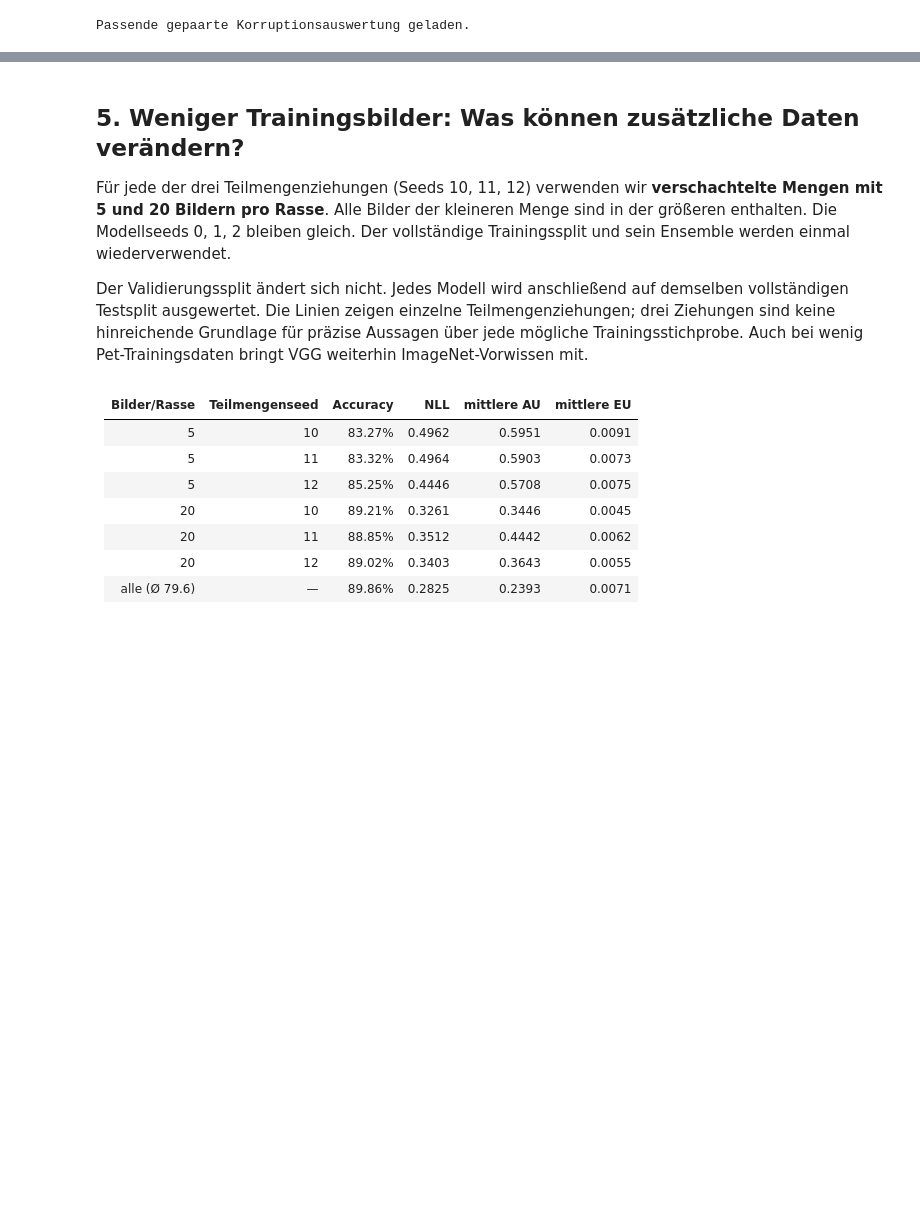
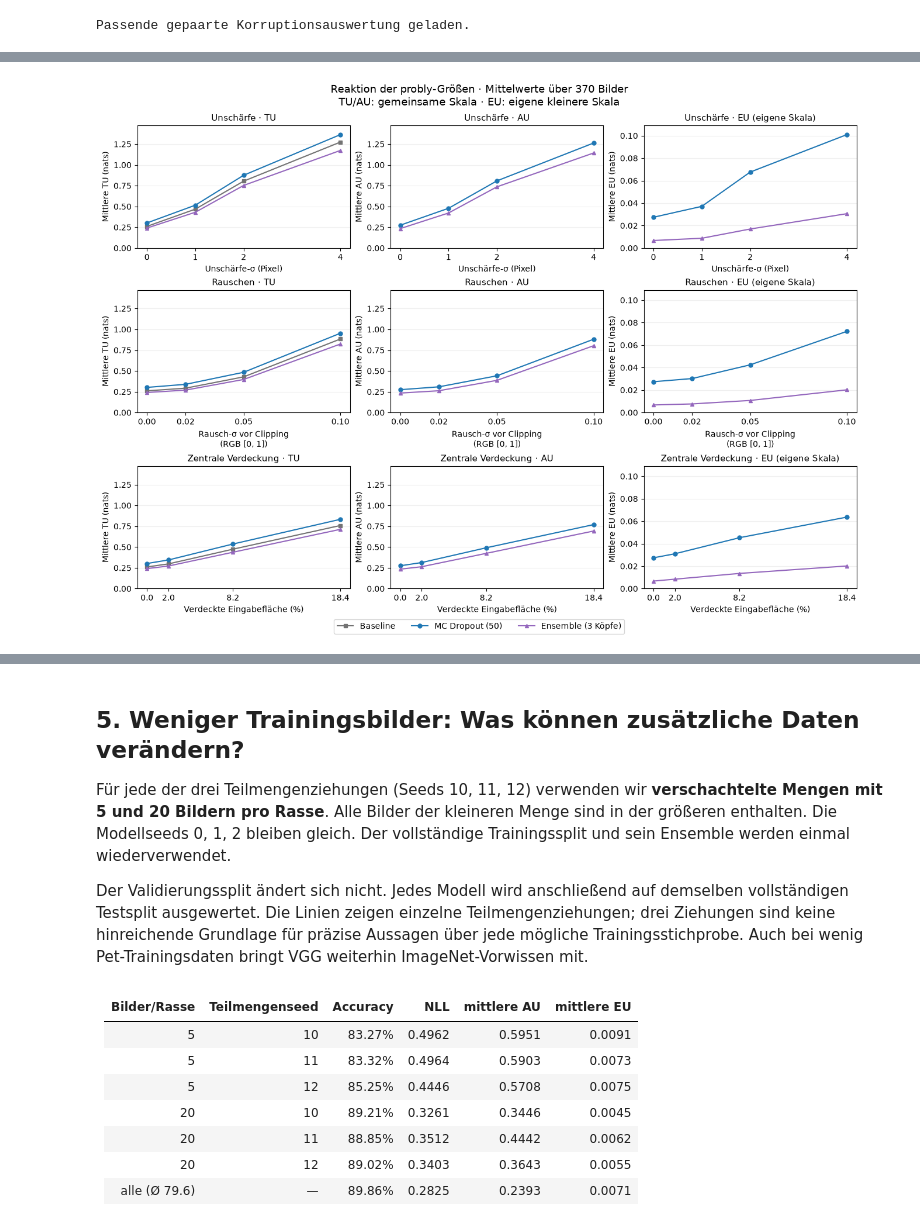
Before and after one commit to sep-trustworthy-gruppe-d/probly, a Jupyter notebook: experiments/group-d_experiments/dan_02-1_oxford-pets-probly.ipynb, the cells around one changed output, grey strips where cells are left out. Drawn from its saved outputs; the diff is of its cells as text; code cells hidden in the pictures; blank space fills up the shorter version.

```diff
--- a/experiments/group-d_experiments/dan_02-1_oxford-pets-probly.ipynb
+++ b/experiments/group-d_experiments/dan_02-1_oxford-pets-probly.ipynb
@@ -66,6 +62,7 @@ PROBLY_DIR.mkdir(parents=True, exist_ok=True)
 METHODS = ("baseline", "mc_dropout", "ensemble")
 METHOD_NAMES = {"baseline": "Baseline", "mc_dropout": "MC Dropout (50)", "ensemble": "Ensemble (3 Köpfe)"}
 METHOD_COLORS = {"baseline": "0.45", "mc_dropout": "tab:blue", "ensemble": "tab:purple"}
+METHOD_MARKERS = {"baseline": "s", "mc_dropout": "o", "ensemble": "^"}
 NOTION_NAMES = {"total": "TU", "aleatoric": "AU", "epistemic": "EU"}
 
 bundle = load_baseline()
@@ -625,5 +714,23 @@ corruption_metrics = {
     key: {method: summarize(scores, corruption_labels) for method, scores in per_method.items()}
     for key, per_method in corruption_scores.items()
 }
+assert corruption_payload["image_ids"] == corruption_ids
+assert torch.equal(corruption_payload["labels"], corruption_labels)
+assert set(corruption_scores) == {"clean", *(spec["key"] for spec in CORRUPTION_SPECS)}
+for condition, per_method in corruption_scores.items():
+    assert set(per_method) == set(METHODS)
+    for method, scores in per_method.items():
+        assert scores["probabilities"].shape == (len(corruption_ids), len(class_names))
+        assert bool(((scores["probabilities"] >= 0) & (scores["probabilities"] <= 1)).all())
+        assert all(value is None or (len(value) == len(corruption_ids) and bool(torch.isfinite(value).all()))
+                   for value in scores.values())
+        torch.testing.assert_close(scores["probabilities"].sum(1), torch.ones(len(corruption_ids)), rtol=1e-5, atol=1e-6)
+        assert torch.equal(scores["predictions"], scores["probabilities"].argmax(1))
+        assert torch.equal(scores["errors"].bool(), scores["predictions"] != corruption_labels)
+        if method == "baseline":
+            assert scores["aleatoric"] is None and scores["epistemic"] is None
+        else:
+            torch.testing.assert_close(scores["total"], scores["aleatoric"] + scores["epistemic"], rtol=1e-4, atol=1e-6)
+        assert corruption_metrics[condition][method]["n"] == len(corruption_ids)
 # %% [output]
 Passende gepaarte Korruptionsauswertung geladen.
@@ -682,0 +792,44 @@ Modellreaktion, keine automatisch bewiesene Ursache der Veränderung.
+# %%
+uq_columns = [("mean_total", "TU"), ("mean_aleatoric", "AU"), ("mean_epistemic", "EU")]
+shared_maximum = max(row[metric] for condition in corruption_metrics.values() for row in condition.values()
+                     for metric in ("mean_total", "mean_aleatoric") if row[metric] is not None)
+eu_maximum = max(row["mean_epistemic"] for condition in corruption_metrics.values() for row in condition.values()
+                 if row["mean_epistemic"] is not None)
+uq_limits = {"mean_total": (0, shared_maximum * 1.08), "mean_aleatoric": (0, shared_maximum * 1.08),
+             "mean_epistemic": (0, max(1e-6, eu_maximum * 1.08))}
+fig, response_axes = plt.subplots(3, 3, figsize=(13, 9.5), sharex="row", sharey="col", layout="constrained")
+method_handles = {}
+for row, family in enumerate(families):
+    specs = [spec for spec in CORRUPTION_SPECS if spec["family"] == family]
+    keys = ["clean"] + [spec["key"] for spec in specs]
+    xs = [0.0] + [100 * (spec["value"] / 224) ** 2 if family == "occlusion" else spec["value"] for spec in specs]
+    for column, (metric, name) in enumerate(uq_columns):
+        ax = response_axes[row, column]
+        for method in METHODS:
+            if method == "baseline" and metric != "mean_total":
+                continue
+            values = [corruption_metrics[key][method][metric] for key in keys]
+            assert all(value is not None and np.isfinite(value) for value in values)
+            line, = ax.plot(xs, values, marker=METHOD_MARKERS[method], color=METHOD_COLORS[method],
+                            label=METHOD_NAMES[method], linewidth=1.5, markersize=5)
+            method_handles.setdefault(method, line)
+        ax.set_title(f"{family_names[family]} · {name}" + (" (eigene Skala)" if name == "EU" else ""), fontsize=11)
+        ax.set_ylabel(f"Mittlere {name} (nats)")
+        ax.set_ylim(uq_limits[metric])
+        if family == "occlusion":
+            ax.set_xticks(xs, [f"{value:.1f}" for value in xs])
+            ax.set_xlabel("Verdeckte Eingabefläche (%)")
+        else:
+            ax.set_xticks(xs)
+            ax.set_xlabel("Unschärfe-σ (Pixel)" if family == "blur" else "Rausch-σ vor Clipping\n(RGB [0, 1])")
+        ax.grid(axis="y", alpha=0.2)
+fig.legend([method_handles[method] for method in METHODS], [METHOD_NAMES[method] for method in METHODS],
+           loc="outside lower center", ncols=3)
+fig.suptitle("Reaktion der probly-Größen · Mittelwerte über 370 Bilder\nTU/AU: gemeinsame Skala · EU: eigene kleinere Skala", fontsize=13)
+plt.show()
+
+for column, (metric, _) in enumerate(uq_columns):
+    assert all(response_axes[row, column].get_ylim() == uq_limits[metric] for row in range(len(families)))
+assert response_axes[0, 0].get_ylim() == response_axes[0, 1].get_ylim()
+# %% [output]
+[figure, added]
```
Also changed, not shown: parts of 25 cells of this notebook.
